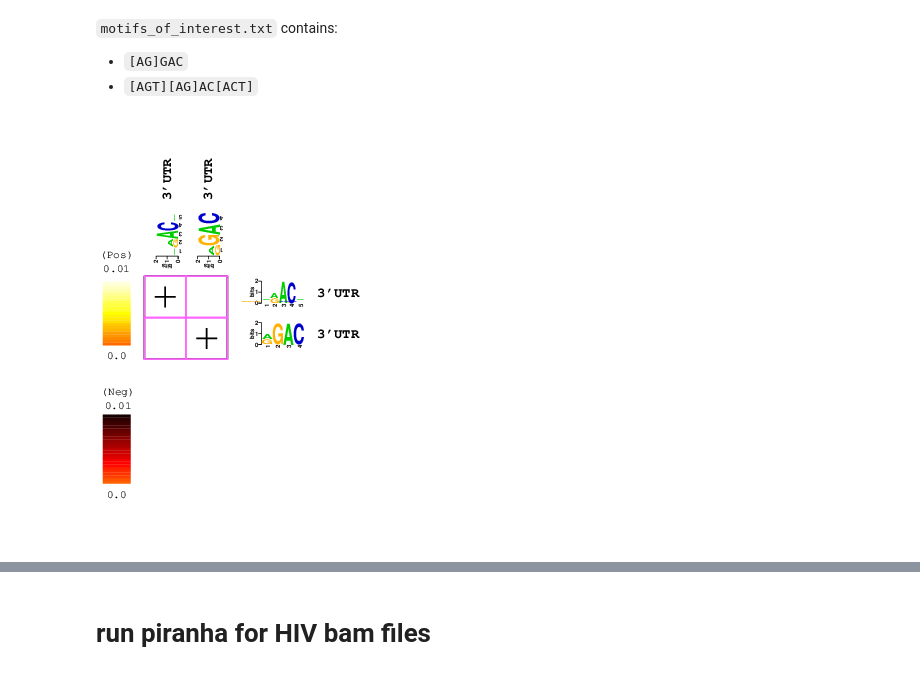
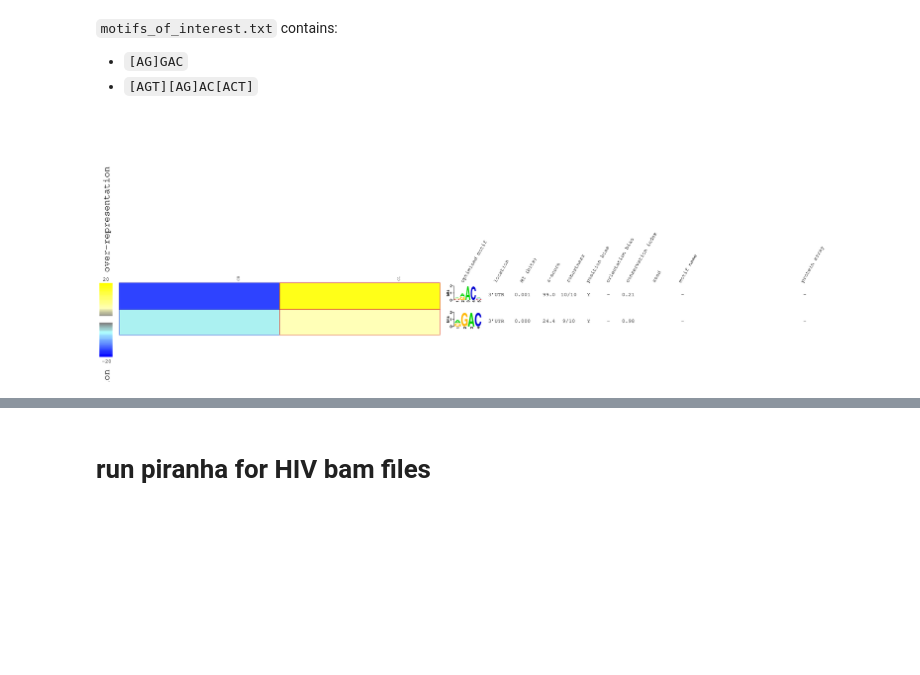
Before and after one commit to goodarzilab/Abe, a Jupyter notebook: People/Judd/notebook.ipynb, the cells around one changed output, grey strips where cells are left out. Cells and saved outputs as stored; diff of their text form; code cells hidden in the pictures; blank space fills up the shorter version.

```diff
--- a/People/Judd/notebook.ipynb
+++ b/People/Judd/notebook.ipynb
@@ -445,6 +461,6 @@ mv peaks_teiser.txt_FIRE/ motifs_of_interest_FIRE
 # %%
-img = WImage(filename='exomepeak/human/control/motifs_of_interest_FIRE/RNA/peaks_teiser.txt.fullmimatrix.pdf',
-             resolution=100) # bigger
+img = WImage(filename='exomepeak/human/control/motifs_of_interest_FIRE/RNA/peaks_teiser.txt.summary.pdf',
+             resolution=500) # bigger
 img
 # %% [output]
-[figure, old version]
+[figure, new version]
```
Also changed, not shown: parts of 25 cells of this notebook, 6 other files.
